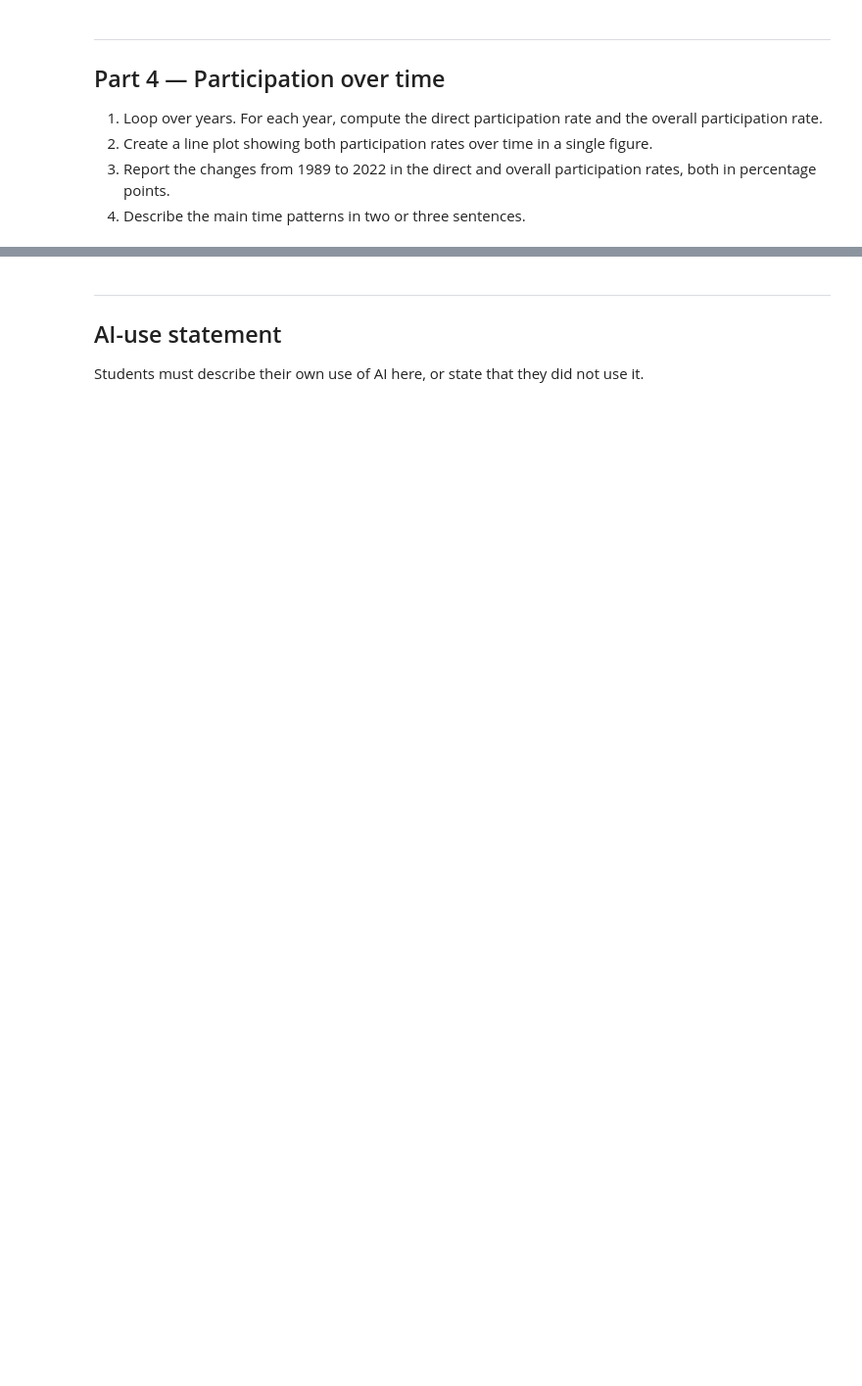
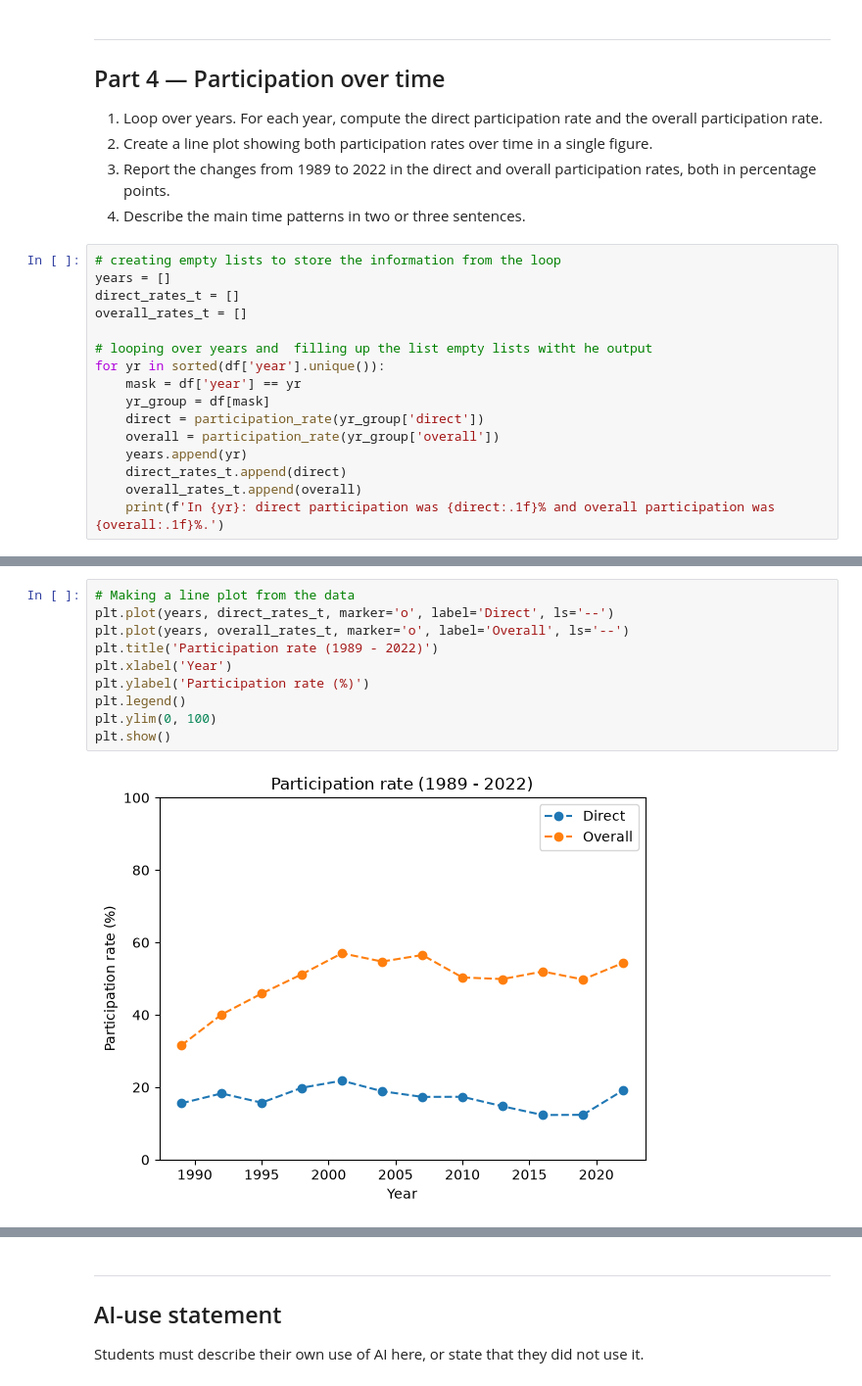
Before and after one commit to nikolainoreng/TECH2-H26-Assignment3-NTN, a Jupyter notebook: assignment3.ipynb, the cells around one changed output, grey strips where cells are left out. Shown at 98% size. Saved outputs shown, nothing was run; the diff lists cells and outputs as text; blank space fills up the shorter version.

```diff
--- a/assignment3.ipynb
+++ b/assignment3.ipynb
@@ -192,3 +338,19 @@ built-in `mean()` method.
 3. Report the changes from 1989 to 2022 in the direct and overall participation
    rates, both in percentage points.
 4. Describe the main time patterns in two or three sentences.
+# %%
+# creating empty lists to store the information from the loop
+years = []
+direct_rates_t = []
+overall_rates_t = []
+
+# looping over years and  filling up the list empty lists witht he output
+for yr in sorted(df['year'].unique()):
+    mask = df['year'] == yr
+    yr_group = df[mask]
+    direct = participation_rate(yr_group['direct'])
+    overall = participation_rate(yr_group['overall'])
+    years.append(yr)
+    direct_rates_t.append(direct)
+    overall_rates_t.append(overall)
+    print(f'In {yr}: direct participation was {direct:.1f}% and overall participation was {overall:.1f}%.')
@@ -194,0 +370,12 @@ built-in `mean()` method.
+# %%
+# Making a line plot from the data
+plt.plot(years, direct_rates_t, marker='o', label='Direct', ls='--')
+plt.plot(years, overall_rates_t, marker='o', label='Overall', ls='--')
+plt.title('Participation rate (1989 - 2022)')
+plt.xlabel('Year')
+plt.ylabel('Participation rate (%)')
+plt.legend()
+plt.ylim(0, 100)
+plt.show()
+# %% [output]
+[figure, added]
```
Also changed, not shown: parts of 17 cells of this notebook.
